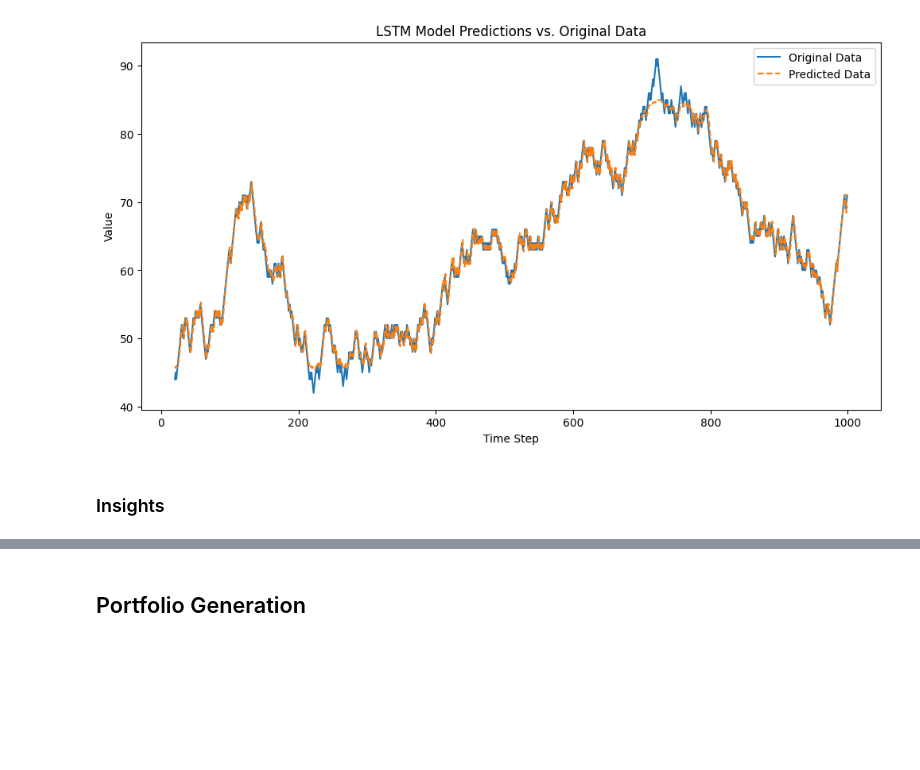
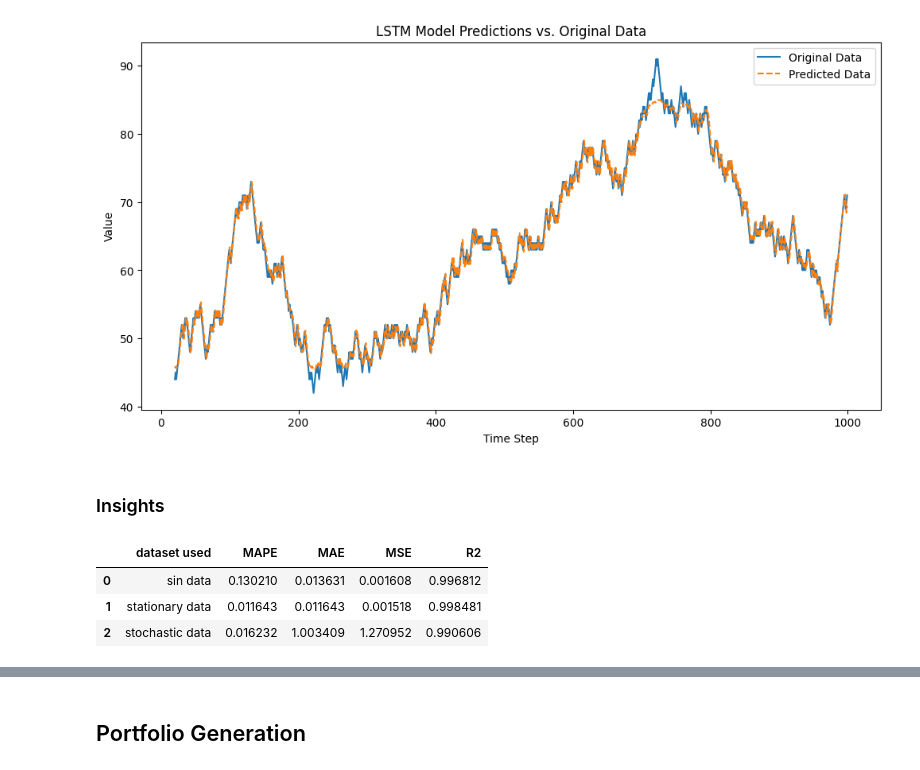
Before and after one commit to donnafaithhh/LSTM-Trading, a Jupyter notebook: LSTM simulation.ipynb, the cells around one changed output, grey strips where cells are left out. Drawn from its saved outputs; the diff is of its cells as text; code cells hidden in the pictures; blank space fills up the shorter version.

```diff
--- a/LSTM simulation.ipynb
+++ b/LSTM simulation.ipynb
@@ -21,6 +32,12 @@ import torch.nn as nn
 # %% [markdown]
 ## LSTM from Geeks for Geeks
 I first learned how to implement an LSTM from [the Geeks for Geeks website](https://www.geeksforgeeks.org/deep-learning/long-short-term-memory-networks-using-pytorch/).
+# %%
+# create dataframe for comparison
+cols = [
+    'dataset used', 'MAPE', 'MAE', 'MSE', 'R2'
+]
+results_df = pd.DataFrame(columns=cols)
 # %% [markdown]
 ### Original Code
 # %%
@@ -83,7 +100,7 @@ for epoch in range(num_epochs):
 
     h0, c0 = h0.detach(), c0.detach()
 
-    if (epoch + 1) % 100 == 0:
+    if (epoch + 1) % 10 == 0:
         print(f'Epoch [{epoch+1}/{num_epochs}], Loss: {loss.item():.4f}')
 # %% [output]
 Epoch [10/100], Loss: 0.2866
@@ -197,6 +230,22 @@ plt.xlabel('Time Step')
 plt.ylabel('Value')
 plt.legend()
 plt.show()
+
+# getting metrics
+mape_val = mean_absolute_percentage_error(original, predicted.detach().numpy())
+mae_val = mean_absolute_error(original, predicted.detach().numpy())
+mse_val = mean_squared_error(original, predicted.detach().numpy())
+r2_val = r2_score(original, predicted.detach().numpy())
+
+# saving to pandas dataframe
+new_row = {
+    'dataset used': 'stationary data',
+    'MAPE': mape_val,
+    'MAE': mae_val,
+    'MSE': mse_val,
+    'R2': r2_val
+}
+results_df.loc[len(results_df)] = new_row
 # %% [output]
 [figure]
 # %% [markdown]
@@ -255,8 +304,31 @@ plt.xlabel('Time Step')
 plt.ylabel('Value')
 plt.legend()
 plt.show()
+
+# getting metrics
+mape_val = mean_absolute_percentage_error(original, predicted.detach().numpy())
+mae_val = mean_absolute_error(original, predicted.detach().numpy())
+mse_val = mean_squared_error(original, predicted.detach().numpy())
+r2_val = r2_score(original, predicted.detach().numpy())
+
+# saving to pandas dataframe
+new_row = {
+    'dataset used': 'stochastic data',
+    'MAPE': mape_val,
+    'MAE': mae_val,
+    'MSE': mse_val,
+    'R2': r2_val
+}
+results_df.loc[len(results_df)] = new_row
 # %% [output]
 [figure]
 # %% [markdown]
 ### Insights
+# %%
+display(results_df)
+# %% [output]
+|  | dataset used | MAPE | MAE | MSE | R2 |
+| 0 | sin data | 0.130210 | 0.013631 | 0.001608 | 0.996812 |
+| 1 | stationary data | 0.011643 | 0.011643 | 0.001518 | 0.998481 |
+| 2 | stochastic data | 0.016232 | 1.003409 | 1.270952 | 0.990606 |
 # %% [markdown]
```
Also changed, not shown: parts of 5 cells of this notebook.
